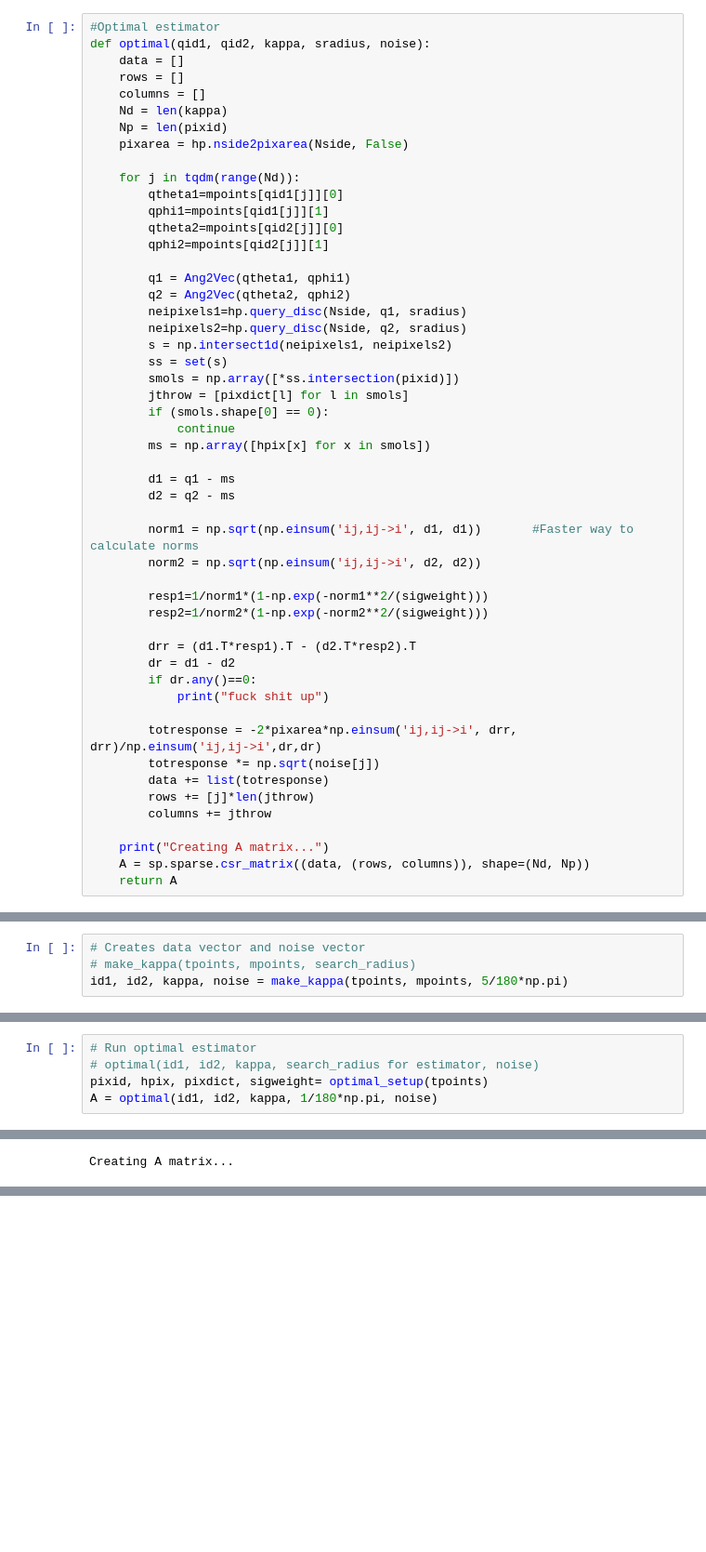
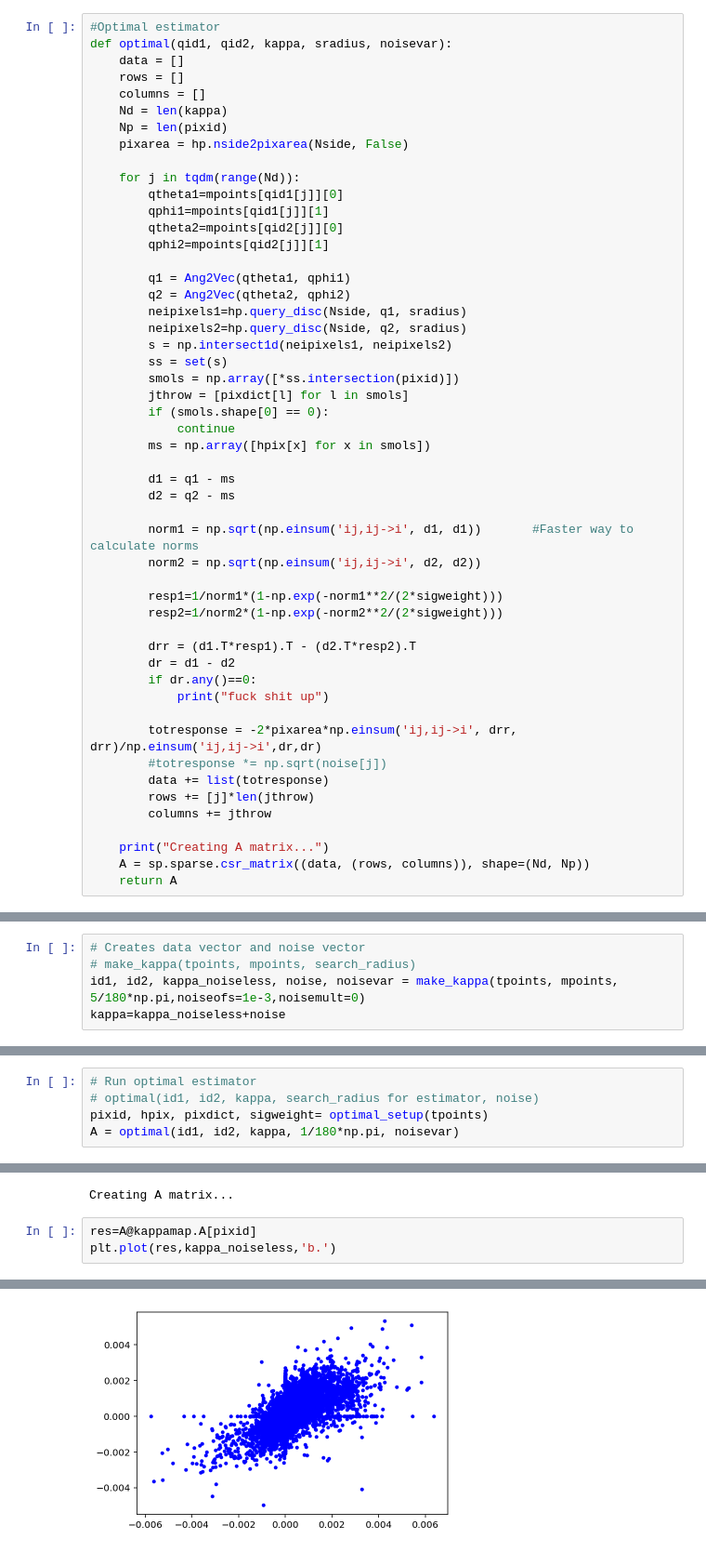
Before and after one commit to pecom/fast-kappa-map, a Jupyter notebook: OptimalPlayground.ipynb, the cells around one changed output, grey strips where cells are left out. Shown at 93% size. Cells and saved outputs as stored; diff of their text form; blank space fills up the shorter version.

```diff
--- a/OptimalPlayground.ipynb
+++ b/OptimalPlayground.ipynb
@@ -122,7 +136,7 @@ def big_mid(p1, p2, kappa):
     return signal, weight
 # %%
 #Optimal estimator
-def optimal(qid1, qid2, kappa, sradius, noise):
+def optimal(qid1, qid2, kappa, sradius, noisevar):
     data = []
     rows = []
     columns = []
@@ -154,8 +168,8 @@ def optimal(qid1, qid2, kappa, sradius, noise):
         norm1 = np.sqrt(np.einsum('ij,ij->i', d1, d1))       #Faster way to calculate norms
         norm2 = np.sqrt(np.einsum('ij,ij->i', d2, d2))
 
-        resp1=1/norm1*(1-np.exp(-norm1**2/(sigweight)))
-        resp2=1/norm2*(1-np.exp(-norm2**2/(sigweight)))
+        resp1=1/norm1*(1-np.exp(-norm1**2/(2*sigweight)))
+        resp2=1/norm2*(1-np.exp(-norm2**2/(2*sigweight)))
 
         drr = (d1.T*resp1).T - (d2.T*resp2).T
         dr = d1 - d2
@@ -163,7 +177,7 @@ def optimal(qid1, qid2, kappa, sradius, noise):
             print("fuck shit up")
 
         totresponse = -2*pixarea*np.einsum('ij,ij->i', drr, drr)/np.einsum('ij,ij->i',dr,dr)
-        totresponse *= np.sqrt(noise[j])
+        #totresponse *= np.sqrt(noise[j])
         data += list(totresponse)
         rows += [j]*len(jthrow)
         columns += jthrow
@@ -330,14 +343,19 @@ plt.plot(mpoints[:50,0]-np.pi/2,mpoints[:50,1],'y.',markersize=2)
 # %%
 # Creates data vector and noise vector
 # make_kappa(tpoints, mpoints, search_radius)
-id1, id2, kappa, noise = make_kappa(tpoints, mpoints, 5/180*np.pi)
+id1, id2, kappa_noiseless, noise, noisevar = make_kappa(tpoints, mpoints, 5/180*np.pi,noiseofs=1e-3,noisemult=0)
+kappa=kappa_noiseless+noise
 # %% [output]
 [interactive output not drawn]
 # %%
 # Run optimal estimator
 # optimal(id1, id2, kappa, search_radius for estimator, noise)
 pixid, hpix, pixdict, sigweight= optimal_setup(tpoints)
-A = optimal(id1, id2, kappa, 1/180*np.pi, noise)
+A = optimal(id1, id2, kappa, 1/180*np.pi, noisevar)
 # %% [output]
 [interactive output not drawn]
 Creating A matrix...
+# %%
+res=A@kappamap.A[pixid]
+plt.plot(res,kappa_noiseless,'b.')
+# %% [output]
@@ -344,3 +363,4 @@ Creating A matrix...
+[figure, added]
 # %%
 # Create plots
 legend_plots()
```
Also changed, not shown: parts of 15 cells of this notebook, 1 other file.
